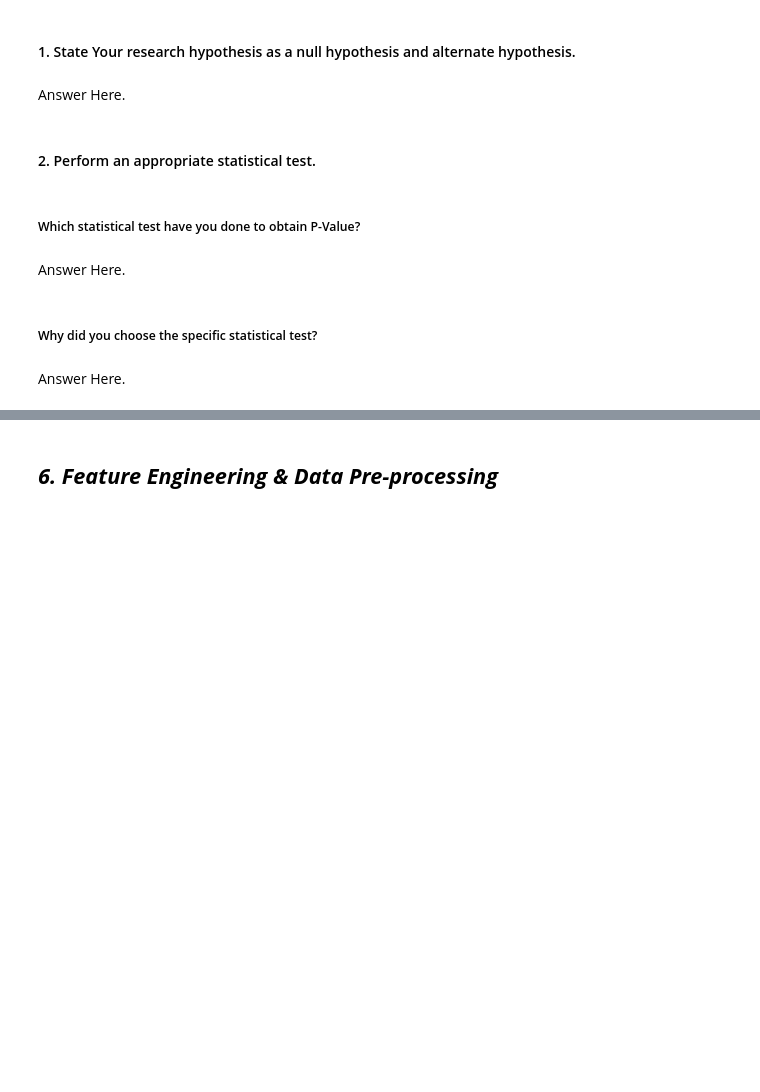
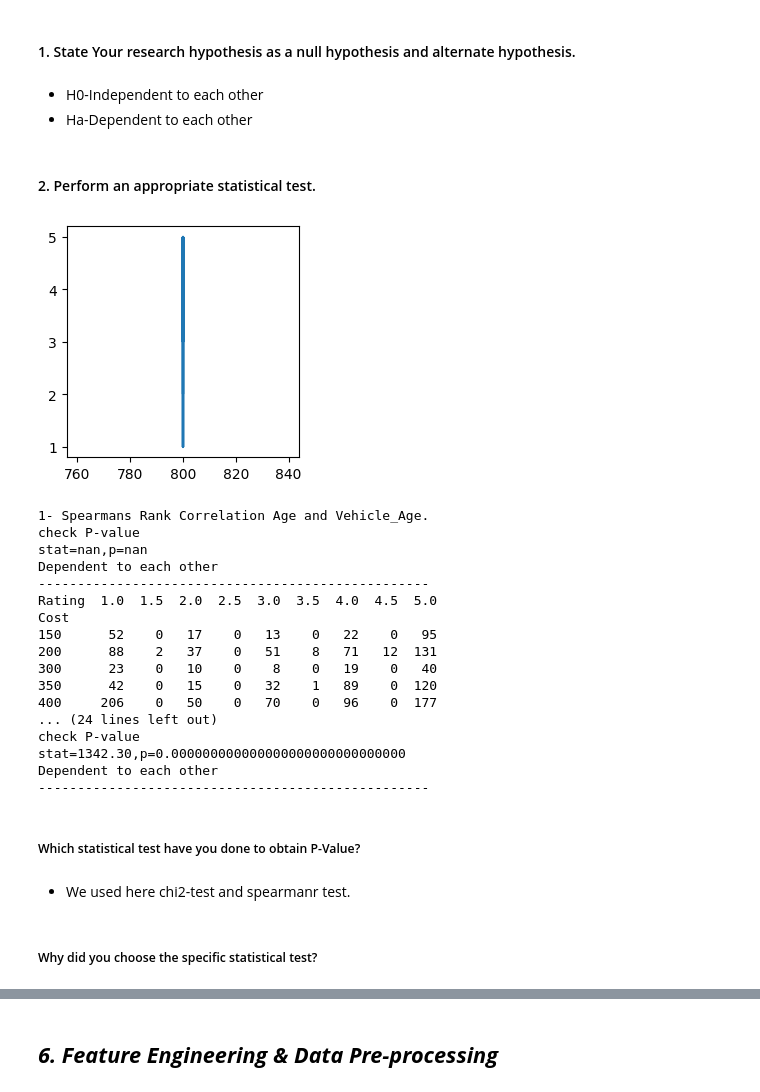
Before and after one commit to chetansgode/Zomato-Restaurant-Clustering-and-Sentiment-Analysis, a Jupyter notebook: Zomato_Restaurant_Clustering_and_Sentiment_Analysis_ML_Submission_Template.ipynb, the cells around one changed output, grey strips where cells are left out. Cells and saved outputs as stored; diff of their text form; code cells hidden in the pictures; blank space fills up the shorter version.

```diff
--- a/Zomato_Restaurant_Clustering_and_Sentiment_Analysis_ML_Submission_Template.ipynb
+++ b/Zomato_Restaurant_Clustering_and_Sentiment_Analysis_ML_Submission_Template.ipynb
@@ -839,6 +944,7 @@ Answer Here.
 # %% [markdown]
 #### 1. State Your research hypothesis as a null hypothesis and alternate hypothesis.
-# %% [markdown]
-Answer Here.
+# %% [markdown]
+* H0-Independent to each other
+* Ha-Dependent to each other
 # %% [markdown]
 #### 2. Perform an appropriate statistical test.
@@ -847,8 +951,66 @@ Answer Here.
+# %%
+# Perform Statistical Test to obtain P-Value
+First_sample=df['Cost'][:100]
+Second_sample=df['Rating'][:100]
+plt.figure(figsize=(3,3))
+plt.plot(First_sample,Second_sample)
+plt.show()
+
+
+# import
+from scipy.stats import spearmanr,pearsonr
+
+print('1- Spearmans Rank Correlation Age and Vehicle_Age.')
+
+print('check P-value ')
+stat,p=spearmanr(First_sample,Second_sample)
+print('stat=%.2f,p=%.30f'%(stat,p))
+if p >0.05:
+  print("Independent to each other")
+else:
+  print('Dependent to each other')
+print('--'*25)
+
+
+### FOR CHI_SQUARE TEST.
+contigency_data=pd.crosstab(df['Cost'],df['Rating'],margins=False)
+print(contigency_data)
+
+#import library
+from scipy.stats import chi2_contingency
+
+print('1- using Chi^2 test Gender and Vehicle_damage.')
+
+print('check P-value ')
+stat,p,dof,expected=chi2_contingency(contigency_data)
+print('stat=%.2f,p=%.30f'%(stat,p))
+if p >0.05:
+  print("Independent to each other")
+else:
+  print('Dependent to each other')
+print('--'*25)
+# %% [output]
+[figure, added]
+1- Spearmans Rank Correlation Age and Vehicle_Age.
+check P-value
+stat=nan,p=nan
+Dependent to each other
+--------------------------------------------------
+Rating  1.0  1.5  2.0  2.5  3.0  3.5  4.0  4.5  5.0
+Cost
+150      52    0   17    0   13    0   22    0   95
+200      88    2   37    0   51    8   71   12  131
+300      23    0   10    0    8    0   19    0   40
+350      42    0   15    0   32    1   89    0  120
+400     206    0   50    0   70    0   96    0  177
+... (24 lines left out)
+check P-value
+stat=1342.30,p=0.000000000000000000000000000000
+Dependent to each other
+--------------------------------------------------
 # %% [markdown]
 ##### Which statistical test have you done to obtain P-Value?
-# %% [markdown]
-Answer Here.
+# %% [markdown]
+* We used here chi2-test and spearmanr test.
 # %% [markdown]
 ##### Why did you choose the specific statistical test?
-# %% [markdown]
-Answer Here.
```
Also changed, not shown: parts of 89 cells of this notebook.
